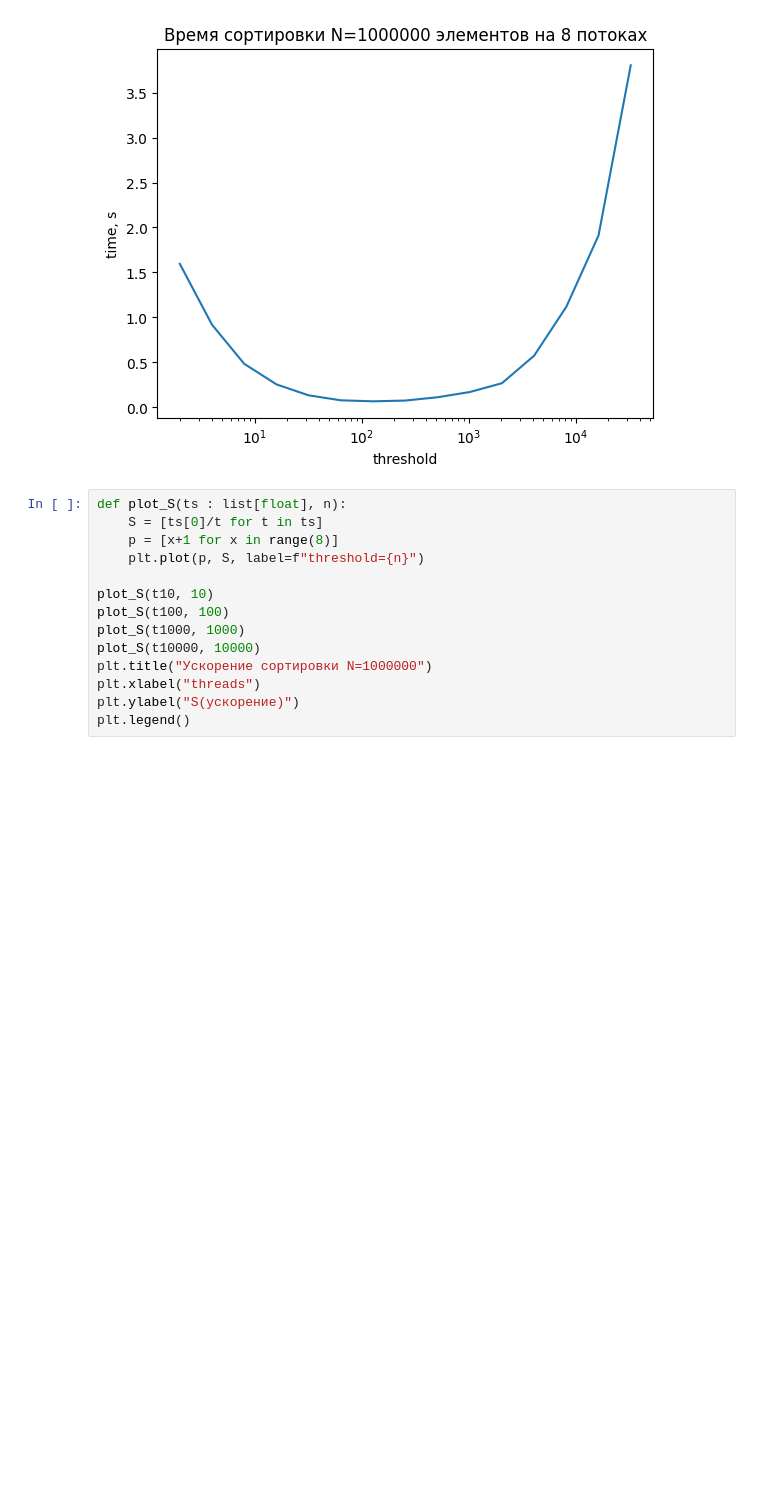
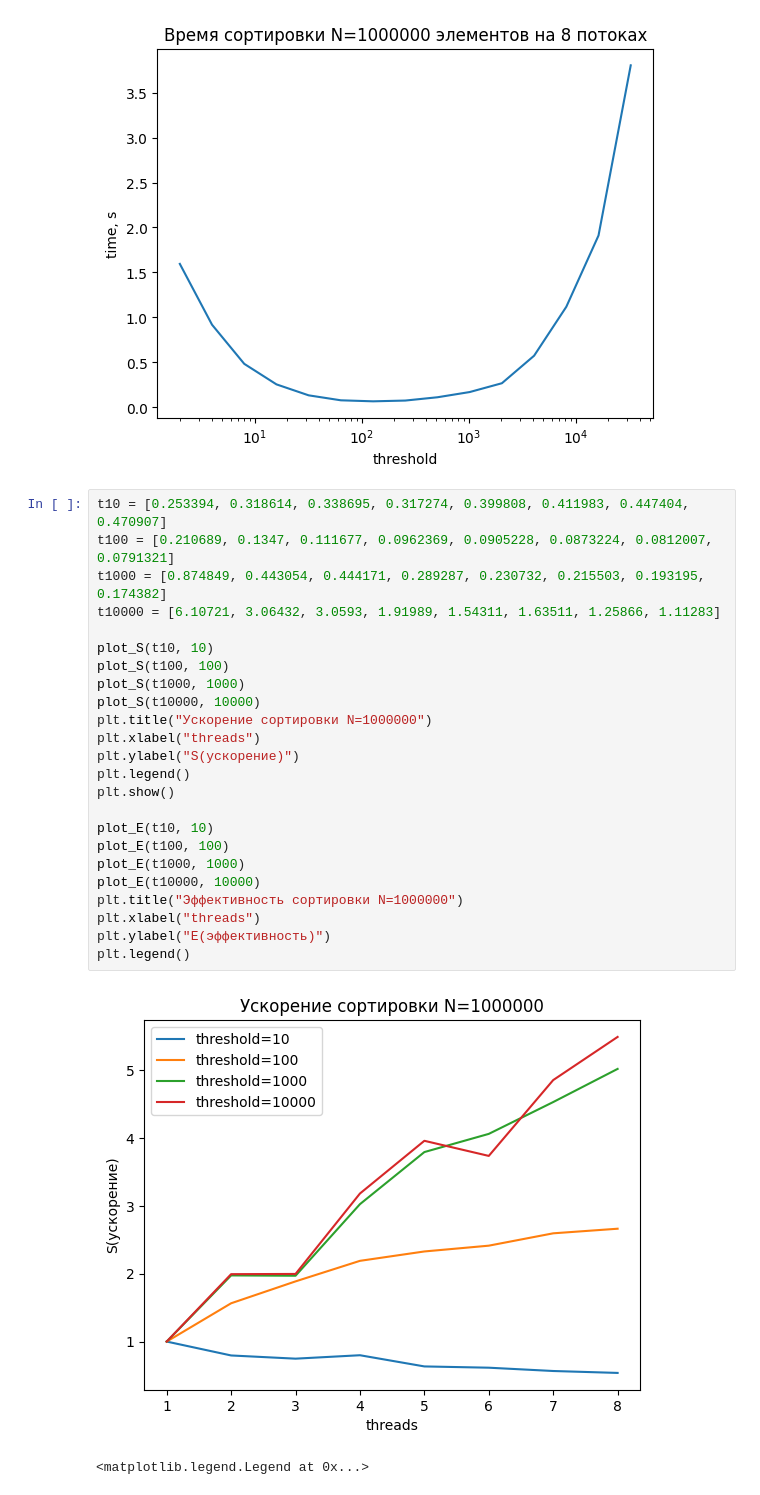
Before and after one commit to VoyakaGOD/parallel_programming, a Jupyter notebook: special_tasks/omp_task_sorting/benchmarks.ipynb, the cells around one changed output. Saved outputs shown, nothing was run; the diff lists cells and outputs as text; blank space fills up the shorter version.

```diff
--- a/special_tasks/omp_task_sorting/benchmarks.ipynb
+++ b/special_tasks/omp_task_sorting/benchmarks.ipynb
@@ -51,16 +68,29 @@ plt.xscale("log")
 # %% [output]
 [figure]
 # %%
-def plot_S(ts : list[float], n):
-    S = [ts[0]/t for t in ts]
-    p = [x+1 for x in range(8)]
-    plt.plot(p, S, label=f"threshold={n}")
+t10 = [0.253394, 0.318614, 0.338695, 0.317274, 0.399808, 0.411983, 0.447404, 0.470907]
+t100 = [0.210689, 0.1347, 0.111677, 0.0962369, 0.0905228, 0.0873224, 0.0812007, 0.0791321]
+t1000 = [0.874849, 0.443054, 0.444171, 0.289287, 0.230732, 0.215503, 0.193195, 0.174382]
+t10000 = [6.10721, 3.06432, 3.0593, 1.91989, 1.54311, 1.63511, 1.25866, 1.11283]
 
 plot_S(t10, 10)
 plot_S(t100, 100)
 plot_S(t1000, 1000)
 plot_S(t10000, 10000)
 plt.title("Ускорение сортировки N=1000000")
 plt.xlabel("threads")
 plt.ylabel("S(ускорение)")
 plt.legend()
+plt.show()
+
+plot_E(t10, 10)
+plot_E(t100, 100)
+plot_E(t1000, 1000)
+plot_E(t10000, 10000)
+plt.title("Эффективность сортировки N=1000000")
+plt.xlabel("threads")
+plt.ylabel("E(эффективность)")
+plt.legend()
+# %% [output]
+[figure, added]
+<matplotlib.legend.Legend at 0x...>
```
Also changed, not shown: parts of 2 cells of this notebook, 2 other files.
